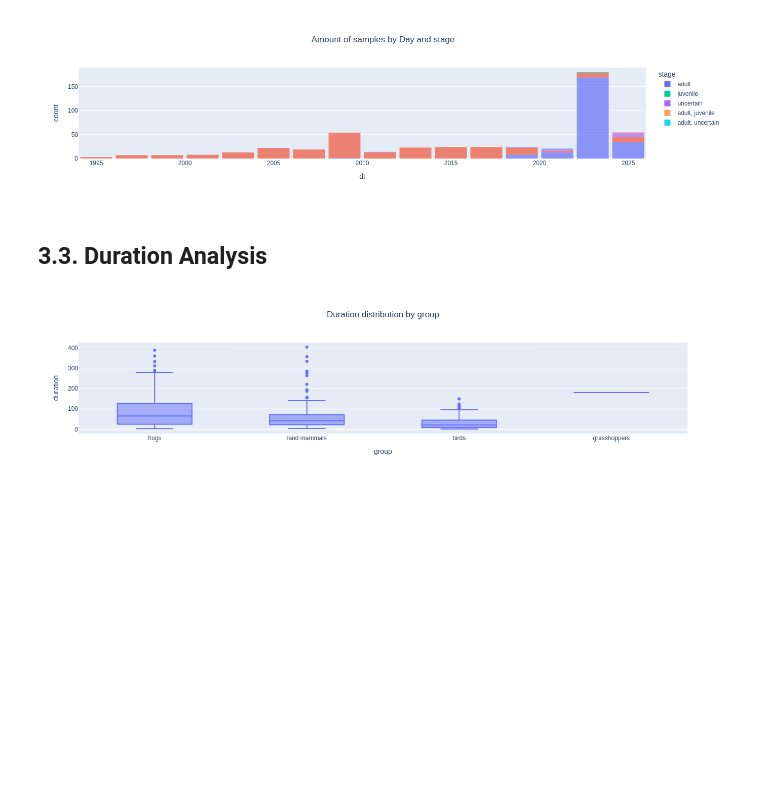
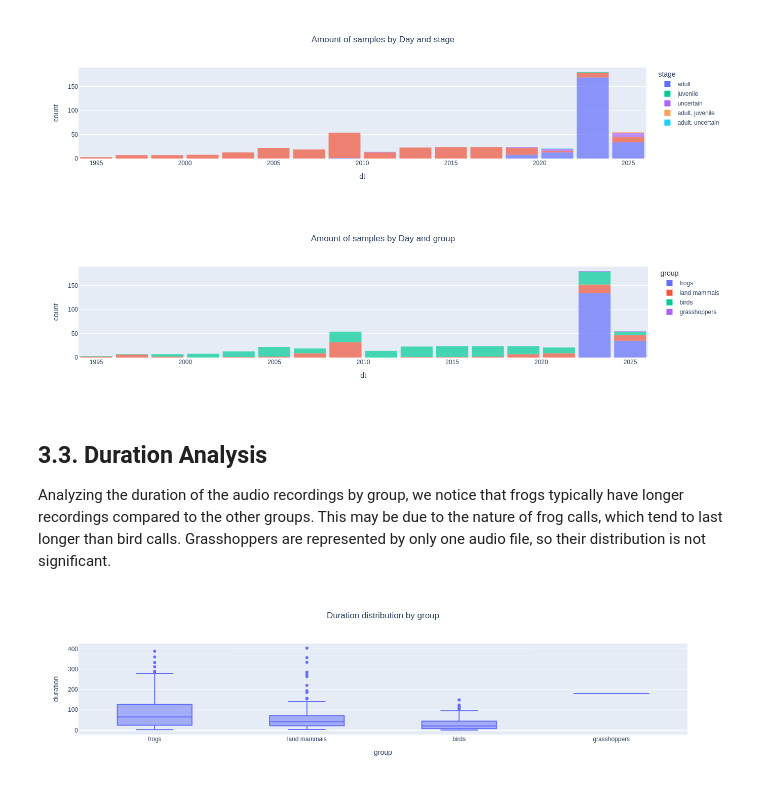
Before and after one commit to maui-software/maui-software-examples, a Jupyter notebook: maui_example_eda.ipynb, the cells around one changed output. Saved outputs shown, nothing was run; the diff lists cells and outputs as text; code cells hidden in the pictures; blank space fills up the shorter version.

```diff
--- a/maui_example_eda.ipynb
+++ b/maui_example_eda.ipynb
@@ -97,8 +101,13 @@ card_dict, fig = eda.card_summary(df, categories)
 fig = eda.daily_distribution_analysis(df, 'dt', 'stage')
 # %% [output]
 [figure]
+# %%
+fig = eda.daily_distribution_analysis(df, 'dt', 'group')
+# %% [output]
+[figure, added]
 # %% [markdown]
 ## 3.3. Duration Analysis
+Analyzing the duration of the audio recordings by group, we notice that frogs typically have longer recordings compared to the other groups. This may be due to the nature of frog calls, which tend to last longer than bird calls. Grasshoppers are represented by only one audio file, so their distribution is not significant.
 # %%
 fig = eda.duration_analysis(df, 'group', 'duration')
 # %% [output]
```
Also changed, not shown: parts of 12 cells of this notebook, 2 other files.
